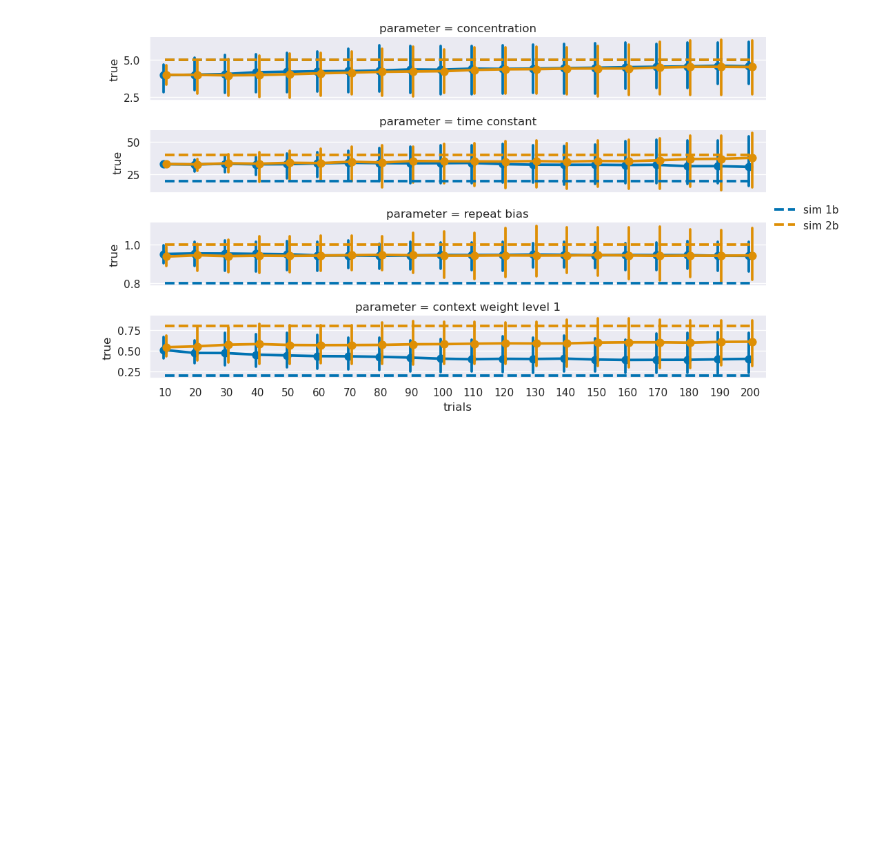
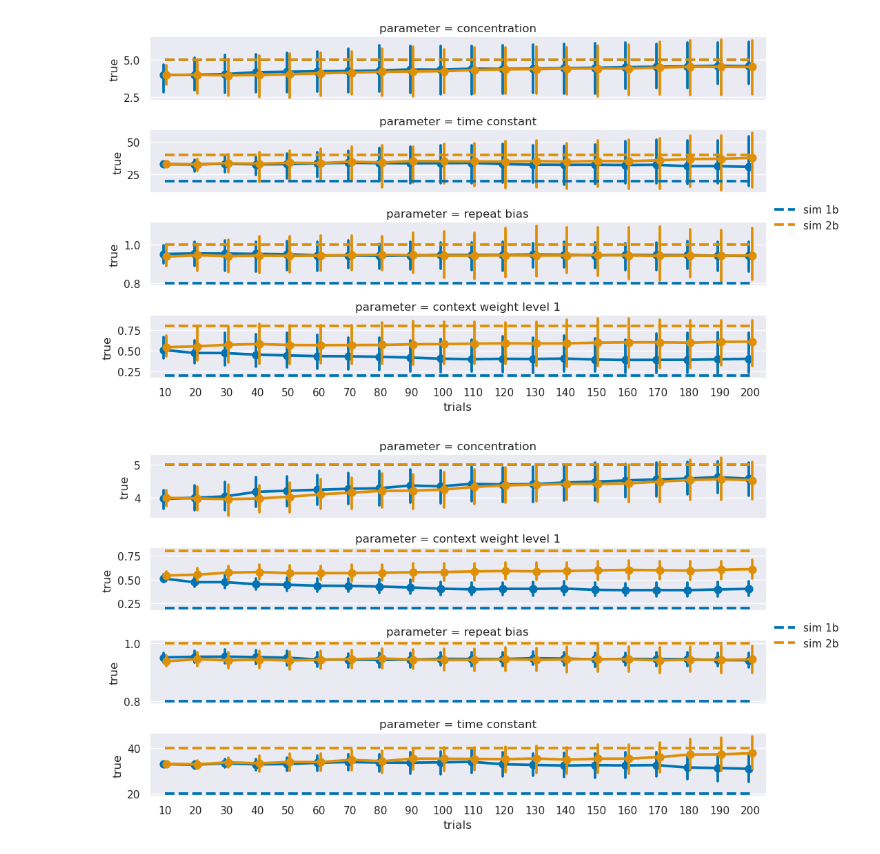
Before and after one commit to latimerk/hddCRP, a Jupyter notebook: plot_simulation_results.ipynb, the cells around one changed output. Cells and saved outputs as stored; diff of their text form; code cells hidden in the pictures; blank space fills up the shorter version.

```diff
--- a/plot_simulation_results.ipynb
+++ b/plot_simulation_results.ipynb
@@ -261,6 +261,20 @@ plot_params_over_blocks([6,7],range(1,9+1));
 plot_params_over_blocks([2,3],range(1,20+1));
 # %% [output]
 [figure]
+# %%
+individual_fit_pop_sample_file = f"Results/Simulations/sim_2_3_bootstrap_pops{file_suffix}.pkl"
+OVERWRITE = False
+blocks = range(1,20+1)
+
+if((not os.path.isfile(individual_fit_pop_sample_file)) or OVERWRITE):
+    df_individual_fits_pops =  bootstrap_pop_means([2,3],blocks)
+
+    df_individual_fits_pops.to_pickle(individual_fit_pop_sample_file);
+else:
+    df_individual_fits_pops = pd.read_pickle(individual_fit_pop_sample_file)
+plot_params_over_blocks(df_individual_fits_pops);
+# %% [output]
+[figure, added]
 # %%
 sim = [2,3];
 block = 20;
```
Also changed, not shown: parts of 10 cells of this notebook, 2 other files.
